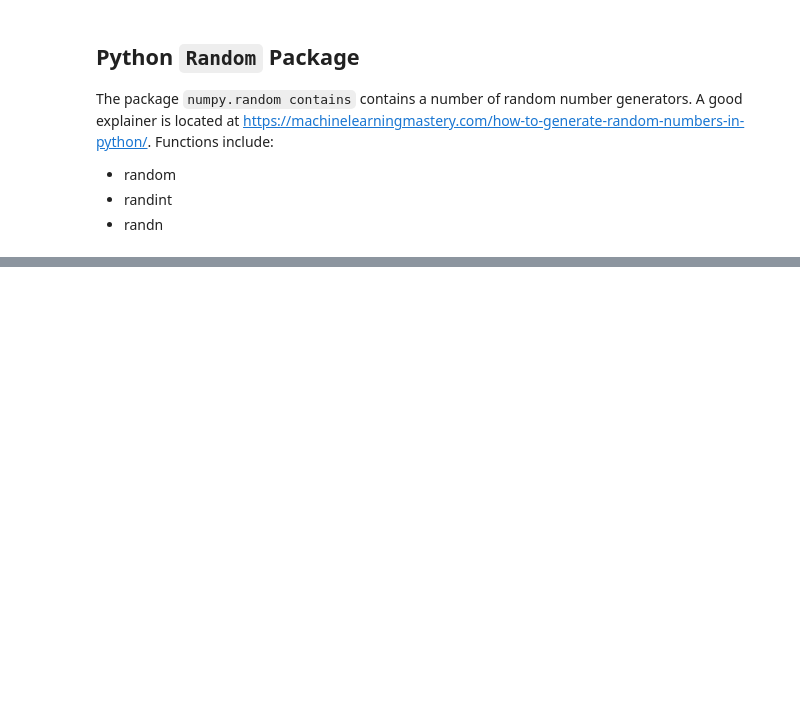
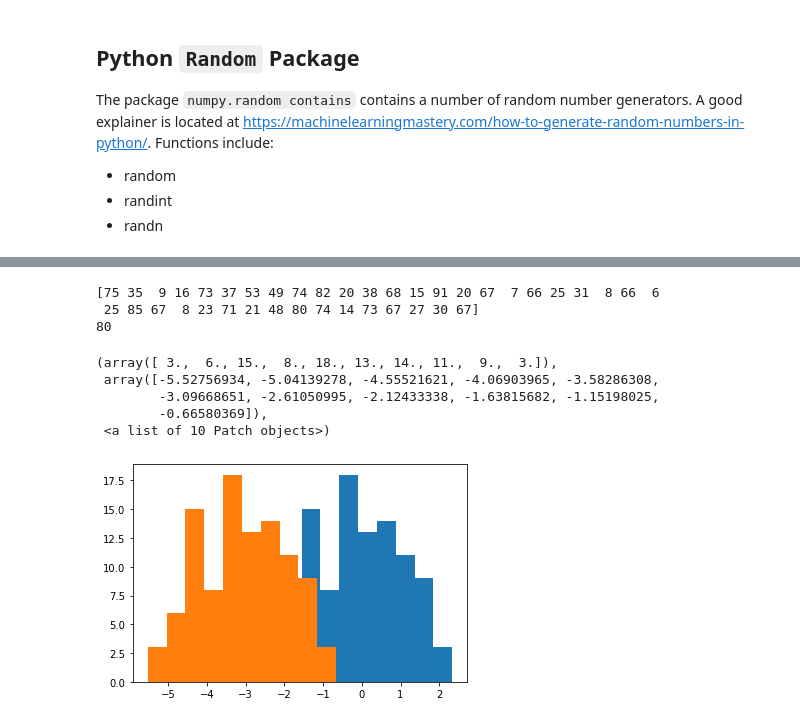
Before and after one commit to tkelley3/main, a Jupyter notebook: python/PythonRandom.ipynb, the cells around one changed output, grey strips where cells are left out. Saved outputs shown, nothing was run; the diff lists cells and outputs as text; code cells hidden in the pictures; blank space fills up the shorter version.

```diff
--- a/python/PythonRandom.ipynb
+++ b/python/PythonRandom.ipynb
@@ -256,13 +270,25 @@ print(rvec, rarray)
 # Generating random integers
 ri = npr.randint(0,100,40)
 ri2 = npr.randint(56,89)
-print(ri,ri2)
+print(ri)
+print(ri2)
+# %% [output]
+[75 35  9 16 73 37 53 49 74 82 20 38 68 15 91 20 67  7 66 25 31  8 66  6
+ 25 85 67  8 23 71 21 48 80 74 14 73 67 27 30 67]
+80
 # %%
 # Generating random numbers from normal distribution
 import matplotlib.pyplot as pyp
 rg = npr.randn(100) # Draw numbers from a normal distribution with mean = mu = 0, and std = 1
-mean =10;
-std = 3;
+mean =-3;
+std = 1;
 rgscale = mean+rg*std
 pyp.hist(rg)
 pyp.hist(rgscale)
+# %% [output]
+(array([ 3.,  6., 15.,  8., 18., 13., 14., 11.,  9.,  3.]),
+ array([-5.52756934, -5.04139278, -4.55521621, -4.06903965, -3.58286308,
+        -3.09668651, -2.61050995, -2.12433338, -1.63815682, -1.15198025,
+        -0.66580369]),
+ <a list of 10 Patch objects>)
+[figure, added]
```
Also changed, not shown: parts of 5 cells of this notebook, 6 other files.
